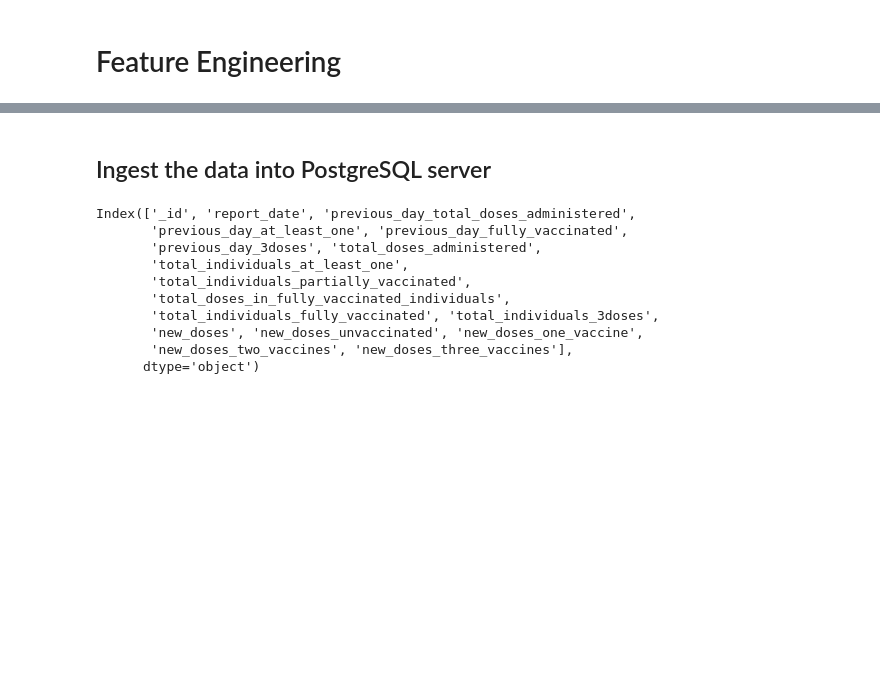
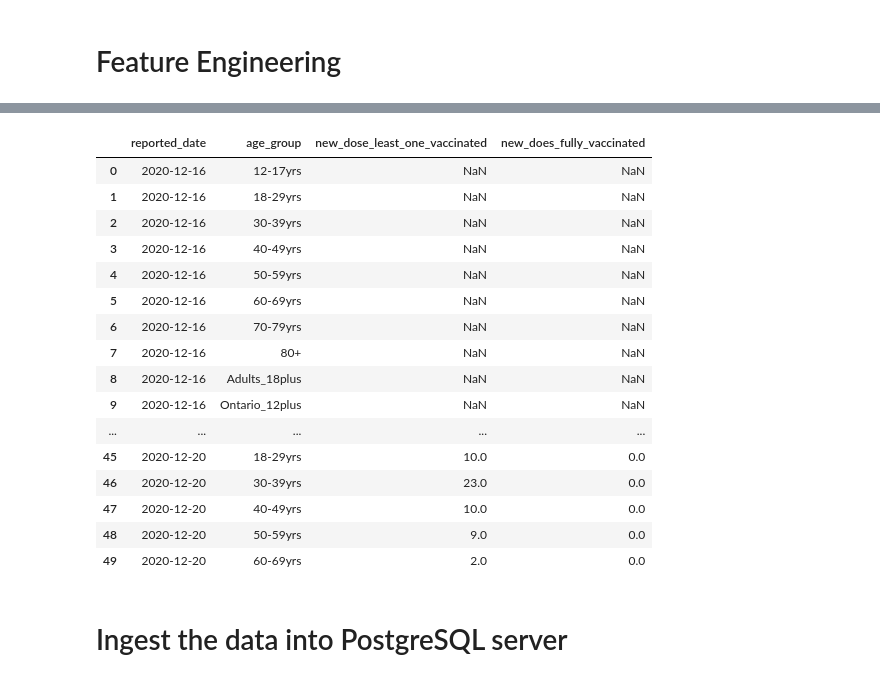
Before and after one commit to chenchenn9/schulich_data_science, a Jupyter notebook: Class/SQL/Data/covid-19.ipynb, the cells around one changed output, grey strips where cells are left out. Saved outputs shown, nothing was run; the diff lists cells and outputs as text; code cells hidden in the pictures; blank space fills up the shorter version.

```diff
--- a/Class/SQL/Data/covid-19.ipynb
+++ b/Class/SQL/Data/covid-19.ipynb
@@ -151,5 +179,27 @@ df
+# %%
+variables = ['reported_date','age_group','new_dose_least_one_vaccinated','new_does_fully_vaccinated']
+df = df[variables]
+df.head(50)
+# %% [output]
+|  | reported_date | age_group | new_dose_least_one_vaccinated | new_does_fully_vaccinated |
+| 0 | 2020-12-16 | 12-17yrs | NaN | NaN |
+| 1 | 2020-12-16 | 18-29yrs | NaN | NaN |
+| 2 | 2020-12-16 | 30-39yrs | NaN | NaN |
+| 3 | 2020-12-16 | 40-49yrs | NaN | NaN |
+| 4 | 2020-12-16 | 50-59yrs | NaN | NaN |
+| 5 | 2020-12-16 | 60-69yrs | NaN | NaN |
+| 6 | 2020-12-16 | 70-79yrs | NaN | NaN |
+| 7 | 2020-12-16 | 80+ | NaN | NaN |
+| 8 | 2020-12-16 | Adults_18plus | NaN | NaN |
+| 9 | 2020-12-16 | Ontario_12plus | NaN | NaN |
+| ... | ... | ... | ... | ... |
+| 45 | 2020-12-20 | 18-29yrs | 10.0 | 0.0 |
+| 46 | 2020-12-20 | 30-39yrs | 23.0 | 0.0 |
+| 47 | 2020-12-20 | 40-49yrs | 10.0 | 0.0 |
+| 48 | 2020-12-20 | 50-59yrs | 9.0 | 0.0 |
+| 49 | 2020-12-20 | 60-69yrs | 2.0 | 0.0 |
 # %% [markdown]
-## Ingest the data into PostgreSQL server
+# Ingest the data into PostgreSQL server
 # %%
 my_db_secret = {
     'drivername': 'postgresql+psycopg2',
@@ -170,16 +220,3 @@ my_db_url = sa.engine.URL.create(
 )
 # %%
 my_db_engine = sa.create_engine(my_db_url)
-# %%
-df.columns
-# %% [output]
-Index(['_id', 'report_date', 'previous_day_total_doses_administered',
-       'previous_day_at_least_one', 'previous_day_fully_vaccinated',
-       'previous_day_3doses', 'total_doses_administered',
-       'total_individuals_at_least_one',
-       'total_individuals_partially_vaccinated',
-       'total_doses_in_fully_vaccinated_individuals',
-       'total_individuals_fully_vaccinated', 'total_individuals_3doses',
-       'new_doses', 'new_doses_unvaccinated', 'new_doses_one_vaccine',
-       'new_doses_two_vaccines', 'new_doses_three_vaccines'],
-      dtype='object')
```
Also changed, not shown: parts of 20 cells of this notebook, 1 other file.
